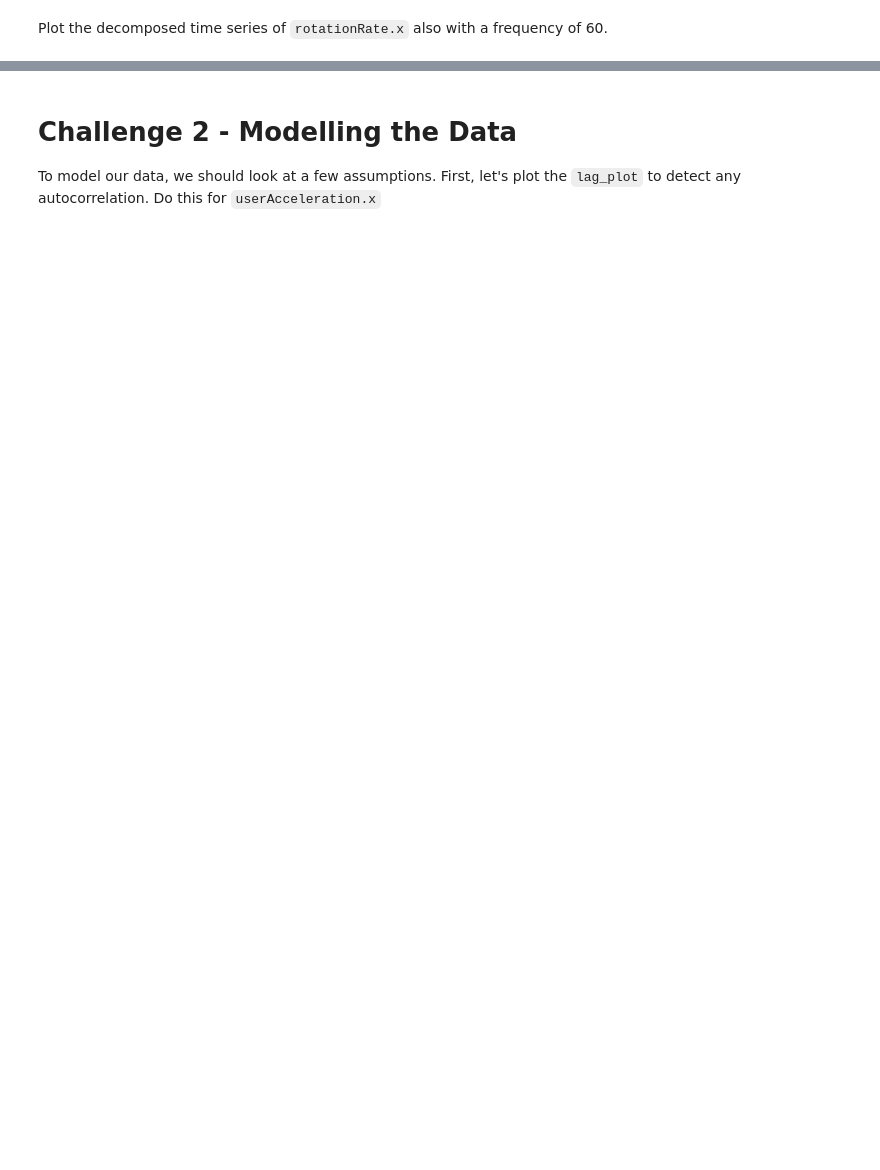
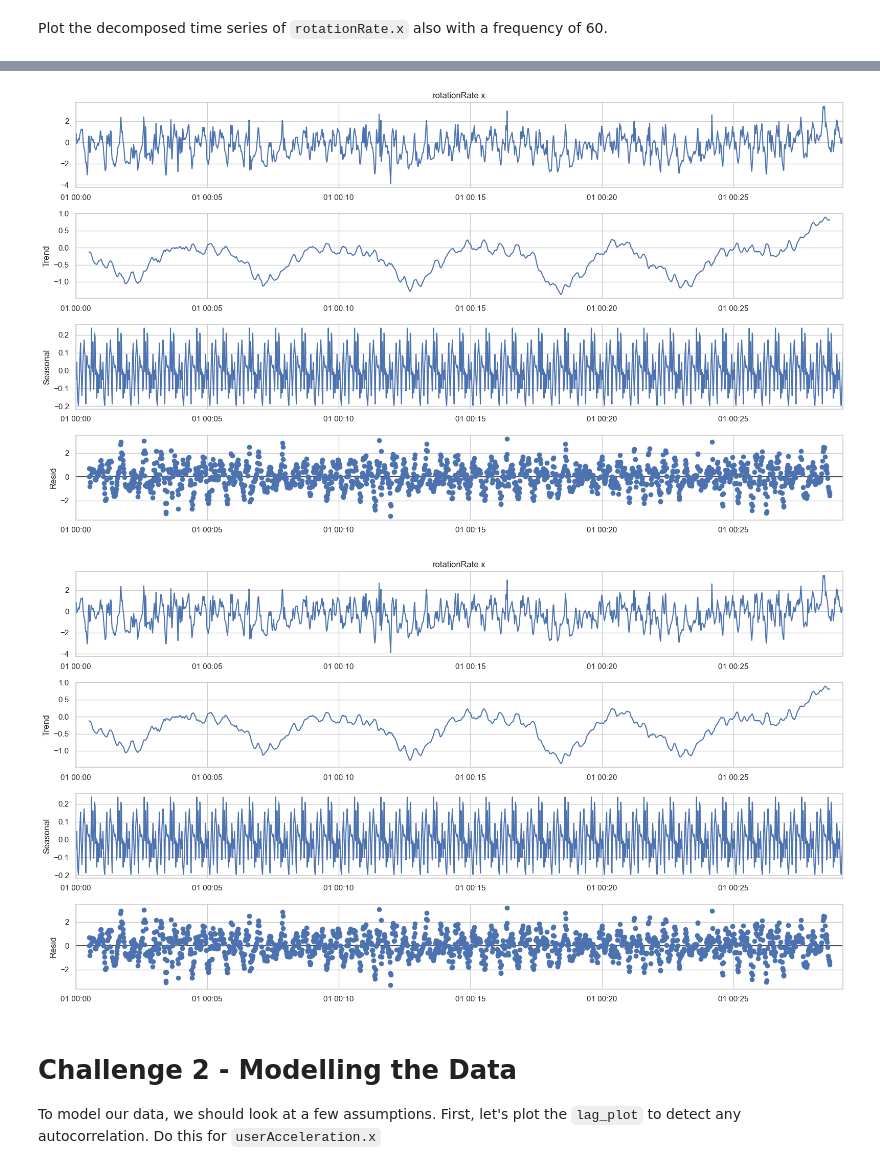
Before and after one commit to danidimarti/lab-time-series, a Jupyter notebook: your-code/main.ipynb, the cells around one changed output, grey strips where cells are left out. Saved outputs shown, nothing was run; the diff lists cells and outputs as text; code cells hidden in the pictures; blank space fills up the shorter version.

```diff
--- a/your-code/main.ipynb
+++ b/your-code/main.ipynb
@@ -47,3 +139,8 @@ Plot the decomposed time series of `rotationRate.x` also with a frequency of 60.
+# %%
+res.plot()
+# %% [output]
+[figure, added]
+[figure, added]
 # %% [markdown]
 # Challenge 2 - Modelling the Data
 
```
Also changed, not shown: parts of 24 cells of this notebook.
